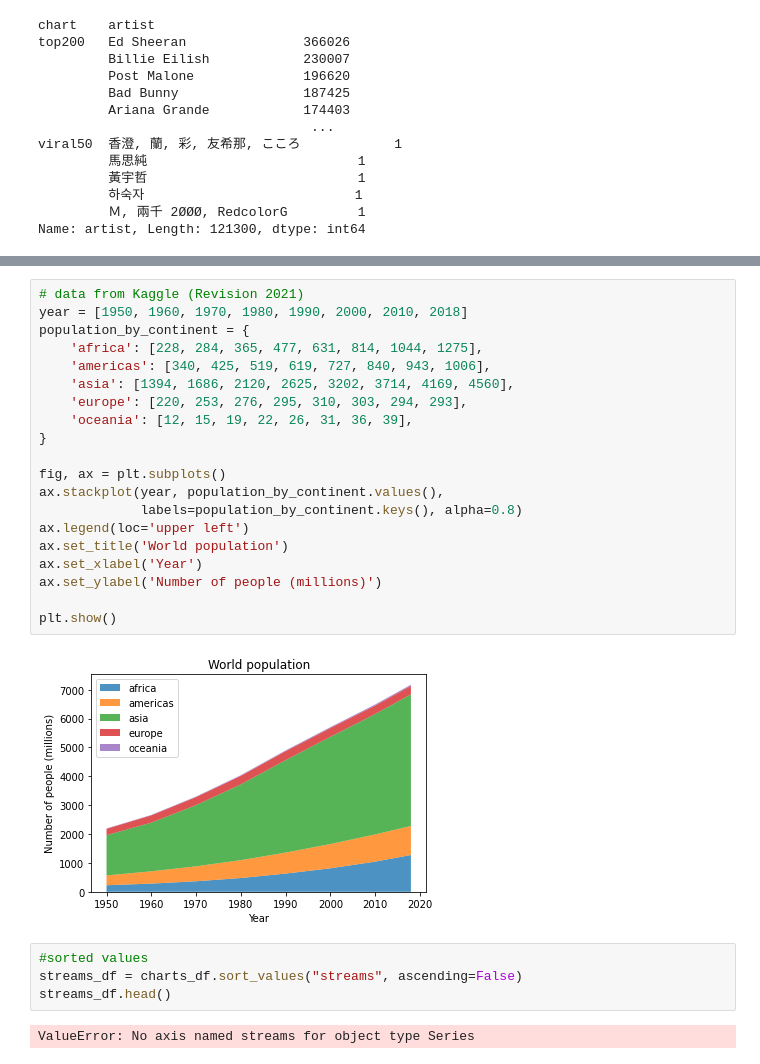
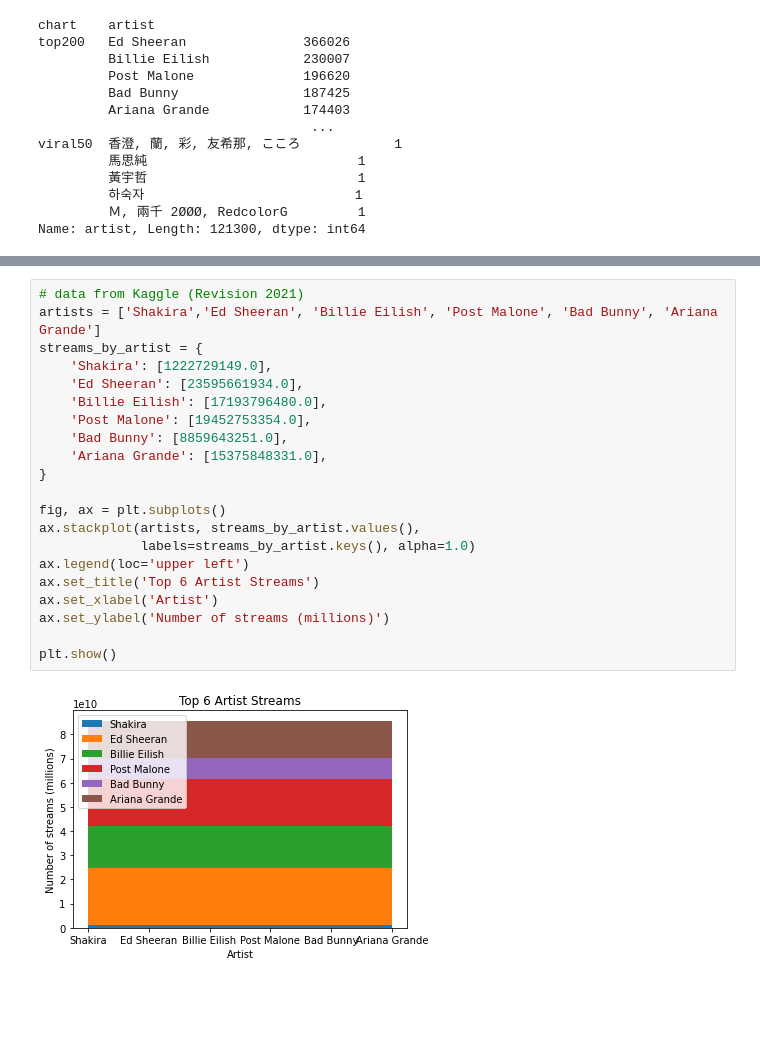
Before and after one commit to ShinekaBarnett/Spotify_Music_Data, a Jupyter notebook: Spotify_Music_Data.ipynb, the cells around one changed output, grey strips where cells are left out. Saved outputs shown, nothing was run; the diff lists cells and outputs as text; blank space fills up the shorter version.

```diff
--- a/Spotify_Music_Data.ipynb
+++ b/Spotify_Music_Data.ipynb
@@ -230,28 +246,23 @@ plt.show()
 # %%
 # data from Kaggle (Revision 2021)
-year = [1950, 1960, 1970, 1980, 1990, 2000, 2010, 2018]
-population_by_continent = {
-    'africa': [228, 284, 365, 477, 631, 814, 1044, 1275],
-    'americas': [340, 425, 519, 619, 727, 840, 943, 1006],
-    'asia': [1394, 1686, 2120, 2625, 3202, 3714, 4169, 4560],
-    'europe': [220, 253, 276, 295, 310, 303, 294, 293],
-    'oceania': [12, 15, 19, 22, 26, 31, 36, 39],
+artists = ['Shakira','Ed Sheeran', 'Billie Eilish', 'Post Malone', 'Bad Bunny', 'Ariana Grande']
+streams_by_artist = {
+    'Shakira': [1222729149.0],
+    'Ed Sheeran': [23595661934.0],
+    'Billie Eilish': [17193796480.0],
+    'Post Malone': [19452753354.0],
+    'Bad Bunny': [8859643251.0],
+    'Ariana Grande': [15375848331.0],
 }
 
 fig, ax = plt.subplots()
-ax.stackplot(year, population_by_continent.values(),
-             labels=population_by_continent.keys(), alpha=0.8)
+ax.stackplot(artists, streams_by_artist.values(),
+             labels=streams_by_artist.keys(), alpha=1.0)
 ax.legend(loc='upper left')
-ax.set_title('World population')
-ax.set_xlabel('Year')
-ax.set_ylabel('Number of people (millions)')
+ax.set_title('Top 6 Artist Streams')
+ax.set_xlabel('Artist')
+ax.set_ylabel('Number of streams (millions)')
 
 plt.show()
 # %% [output]
-[figure, old version]
+[figure, new version]
-# %%
-#sorted values
-streams_df = charts_df.sort_values("streams", ascending=False)
-streams_df.head()
-# %% [output]
-ValueError: No axis named streams for object type Series
```
Also changed, not shown: parts of 10 cells of this notebook.
